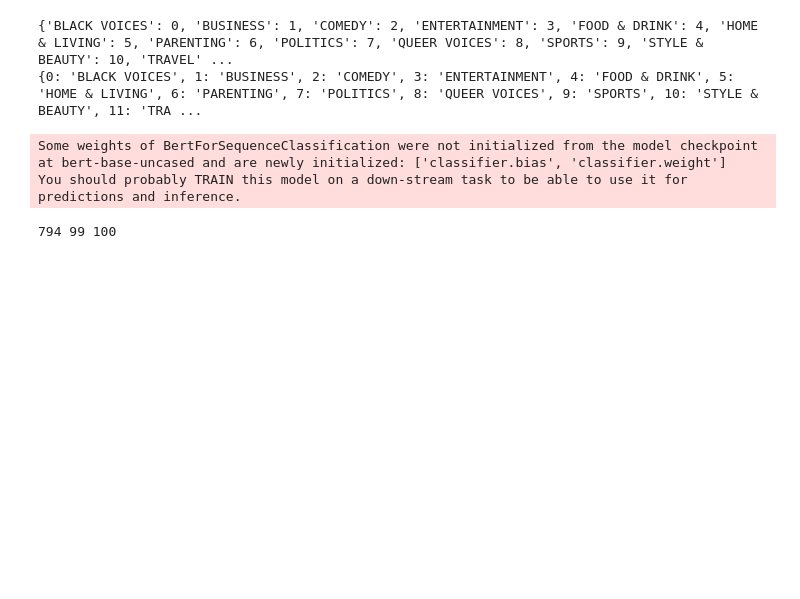
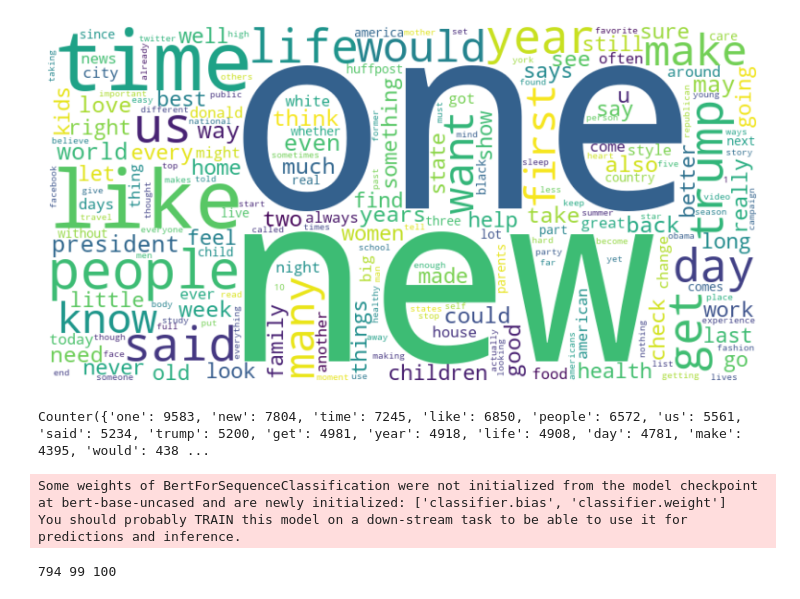
Before and after one commit to jakaVO/IS_Assignment_2, a Jupyter notebook: bert2.ipynb, the cells around one changed output. Drawn from its saved outputs; the diff is of its cells as text; code cells hidden in the pictures; blank space fills up the shorter version.

```diff
--- a/bert2.ipynb
+++ b/bert2.ipynb
@@ -25,7 +35,34 @@ json_data = '[' + ','.join(lines) + ']'
 df = pd.read_json(json_data)
 df = df[["short_description", "category"]]
 df = df.rename(columns={"short_description": "text", "category": "label"})
-df = df.loc[:999, :]
+
+# nltk.download('stopwords')
+# nltk.download('punkt')
+
+# def remove_stopwords_and_punctuation(text):
+#     if isinstance(text, str):
+#         stop_words = set(stopwords.words('english'))
+#         words = word_tokenize(text)
+#         # Remove stop words and punctuation
+#         filtered_words = [word for word in words if word.lower() not in stop_words and word not in string.punctuation]
+#         return ' '.join(filtered_words)
+#     else:
+#         return text
+
+# df['text'] = df['text'].apply(remove_stopwords_and_punctuation)
+
+table = str.maketrans('', '', string.punctuation)
+
+def text_process(mess):
+    if isinstance(mess, str):
+        words = re.split(r'\W+', mess)
+        nopunc = [w.translate(table) for w in words]
+        nostop =  ' '.join([word for word in nopunc if word.lower() not in stopwords.words('english')])
+        return nostop
+    else:
+        return mess
+
+df['text'] = df.apply(lambda row: text_process(row.text), axis=1)
 
 unique_categories = sorted(df["label"].unique())
 
@@ -36,11 +73,31 @@ for index, category in enumerate(unique_categories):
 for key in label2id.keys():
     id2label[label2id[key]] = key
 
-print(label2id)
-print(id2label)
+text_data = df["text"]
+
+df = df.loc[:999, :]
-# %% [output]
-{'BLACK VOICES': 0, 'BUSINESS': 1, 'COMEDY': 2, 'ENTERTAINMENT': 3, 'FOOD & DRINK': 4, 'HOME & LIVING': 5, 'PARENTING': 6, 'POLITICS': 7, 'QUEER VOICES': 8, 'SPORTS': 9, 'STYLE & BEAUTY': 10, 'TRAVEL' ...
-{0: 'BLACK VOICES', 1: 'BUSINESS', 2: 'COMEDY', 3: 'ENTERTAINMENT', 4: 'FOOD & DRINK', 5: 'HOME & LIVING', 6: 'PARENTING', 7: 'POLITICS', 8: 'QUEER VOICES', 9: 'SPORTS', 10: 'STYLE & BEAUTY', 11: 'TRA ...
+# %%
+words = []
+for text in text_data:
+    if text is not None:
+        words.extend(word_tokenize(text.lower()))
+
+word_freq = Counter(words)
+
+wordcloud = WordCloud(width=800, height=400, background_color='white')
+
+wordcloud.generate_from_frequencies(word_freq)
+
+plt.figure(figsize=(10, 5))
+plt.imshow(wordcloud, interpolation='bilinear')
+plt.axis("off")
+plt.show()
+# %% [output]
+[figure, added]
+# %%
+print(word_freq)
+# %% [output]
+Counter({'one': 9583, 'new': 7804, 'time': 7245, 'like': 6850, 'people': 6572, 'us': 5561, 'said': 5234, 'trump': 5200, 'get': 4981, 'year': 4918, 'life': 4908, 'day': 4781, 'make': 4395, 'would': 438 ...
 # %%
 tokenizer = BertTokenizer.from_pretrained('bert-base-uncased')
 model = BertForSequenceClassification.from_pretrained('bert-base-uncased', num_labels=len(unique_categories), id2label=id2label, label2id=label2id)
```
Also changed, not shown: parts of 3 cells of this notebook, 4 other files.
